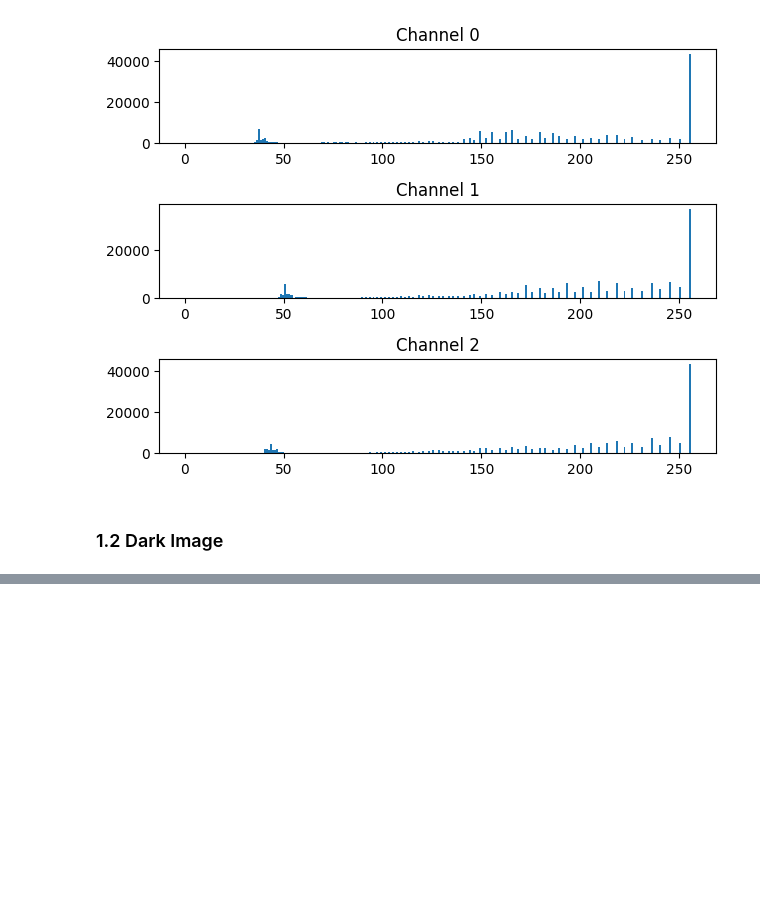
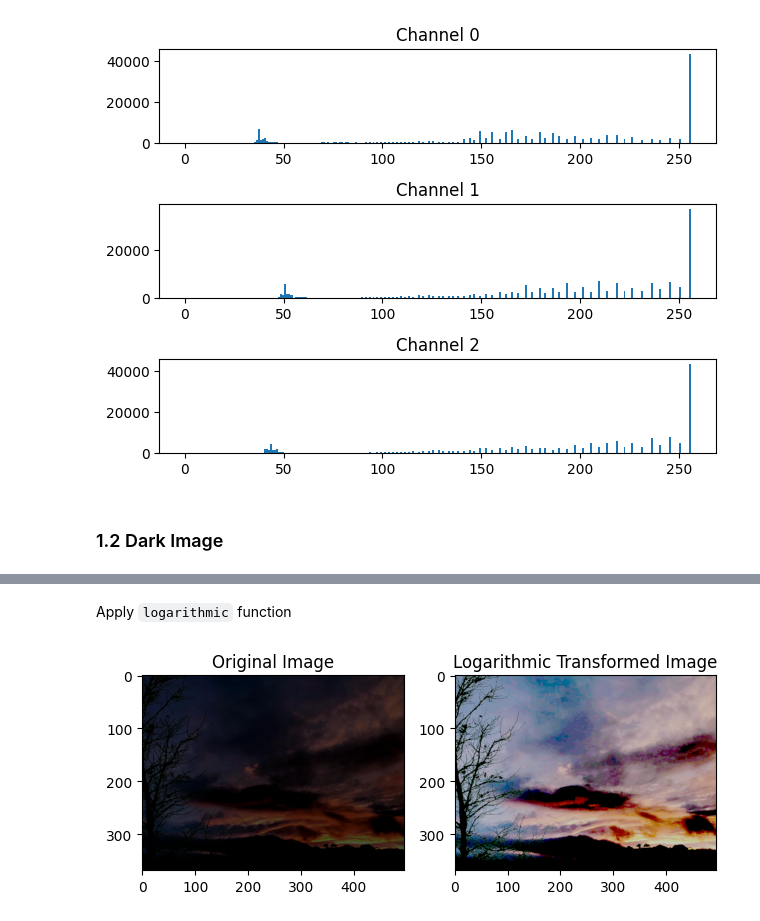
Before and after one commit to om2546/CPE382-Image-Processing-Computer-Vision, a Jupyter notebook: Lab2/S_64070501015_1.ipynb, the cells around one changed output, grey strips where cells are left out. Cells and saved outputs as stored; diff of their text form; code cells hidden in the pictures; blank space fills up the shorter version.

```diff
--- a/Lab2/S_64070501015_1.ipynb
+++ b/Lab2/S_64070501015_1.ipynb
@@ -67,0 +102,17 @@ plot_hist_rgb(bright_img_exp) # Plot histogram of bright image after applying ex
+# %% [markdown]
+Apply  `logarithmic` function
+# %%
+dark_img_log = np.uint8(logarithmic(dark_img, e, c)) # Apply logarithmic function to dark image
+
+plt.subplot(1,2,1)
+plt.imshow(dark_img) # Display original image
+plt.title('Original Image')
+
+plt.subplot(1,2,2)
+plt.imshow(dark_img_log) # Display transformed image
+plt.title('Logarithmic Transformed Image')
+
+plt.tight_layout()
+plt.show()
+# %% [output]
+[figure, added]
```
Also changed, not shown: parts of 12 cells of this notebook.
